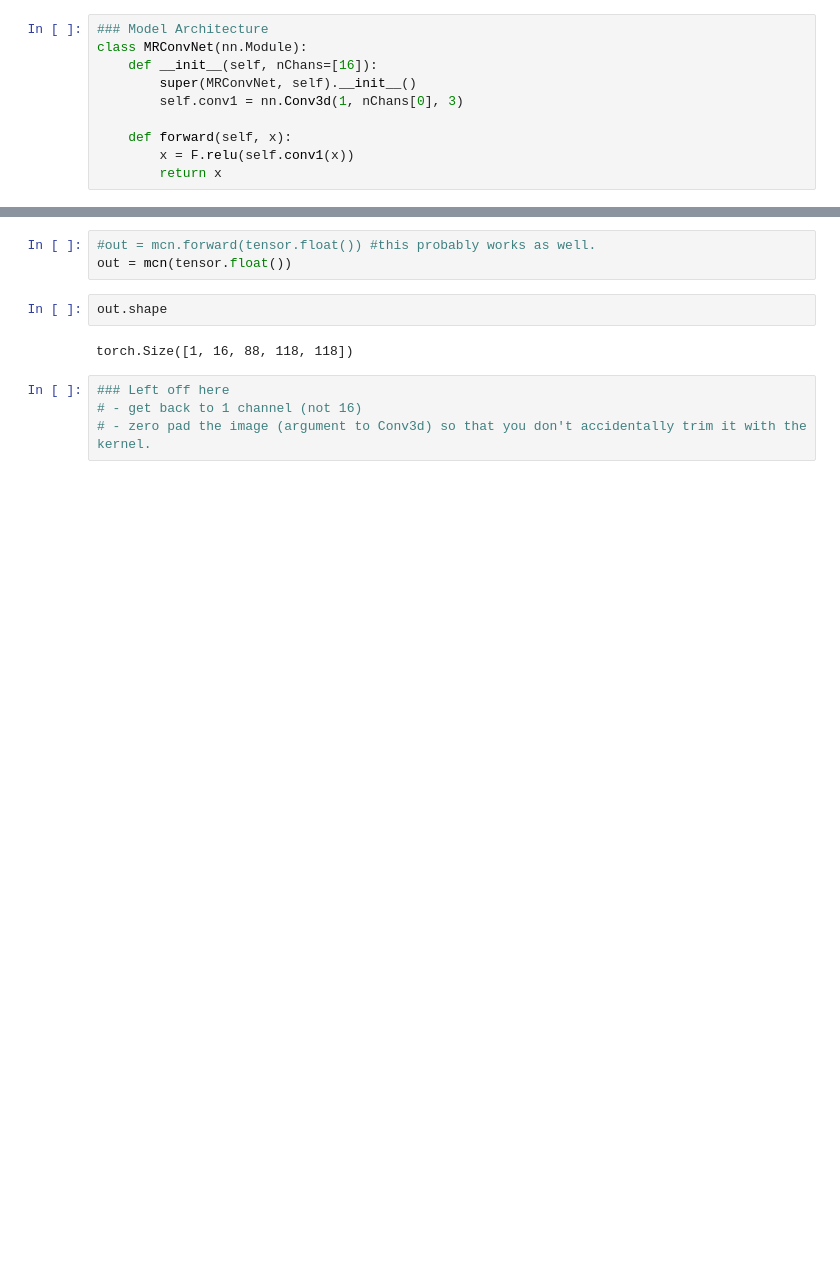
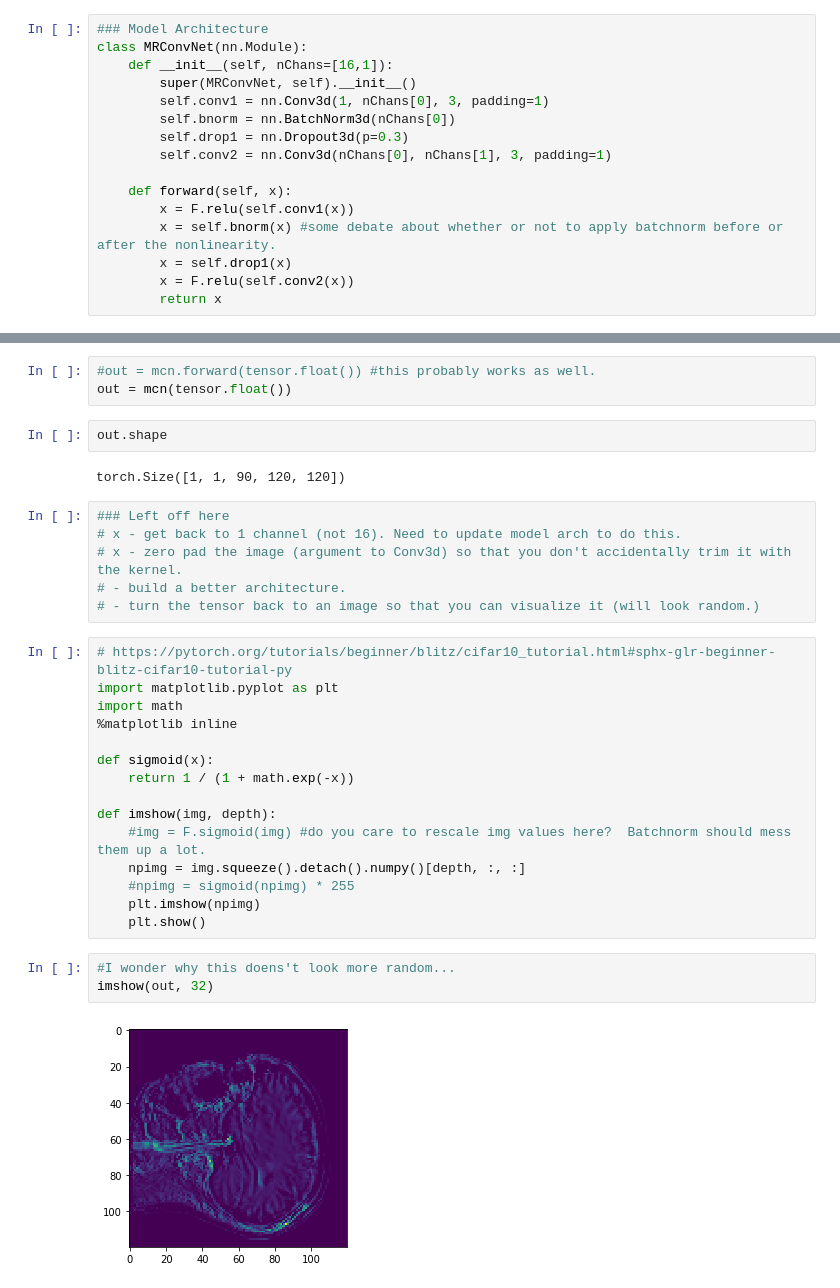
Before and after one commit to taitsmp/liveproject_medical_images, a Jupyter notebook: Building the Model Architecture.ipynb, the cells around one changed output, grey strips where cells are left out. Saved outputs shown, nothing was run; the diff lists cells and outputs as text; blank space fills up the shorter version.

```diff
--- a/Building the Model Architecture.ipynb
+++ b/Building the Model Architecture.ipynb
@@ -24,12 +24,18 @@ import torch.nn.functional as F
 # %%
 ### Model Architecture
 class MRConvNet(nn.Module):
-    def __init__(self, nChans=[16]):
+    def __init__(self, nChans=[16,1]):
         super(MRConvNet, self).__init__()
-        self.conv1 = nn.Conv3d(1, nChans[0], 3)
+        self.conv1 = nn.Conv3d(1, nChans[0], 3, padding=1)
+        self.bnorm = nn.BatchNorm3d(nChans[0])
+        self.drop1 = nn.Dropout3d(p=0.3)
+        self.conv2 = nn.Conv3d(nChans[0], nChans[1], 3, padding=1)
 
     def forward(self, x):
         x = F.relu(self.conv1(x))
+        x = self.bnorm(x) #some debate about whether or not to apply batchnorm before or after the nonlinearity.
+        x = self.drop1(x)
+        x = F.relu(self.conv2(x))
         return x
 # %%
 ### instantiate model and try out the forward() pass.
@@ -78,8 +86,30 @@ out = mcn(tensor.float())
 # %%
 out.shape
 # %% [output]
-torch.Size([1, 16, 88, 118, 118])
+torch.Size([1, 1, 90, 120, 120])
 # %%
 ### Left off here
-# - get back to 1 channel (not 16)
-# - zero pad the image (argument to Conv3d) so that you don't accidentally trim it with the kernel.
+# x - get back to 1 channel (not 16). Need to update model arch to do this.
+# x - zero pad the image (argument to Conv3d) so that you don't accidentally trim it with the kernel.
+# - build a better architecture.
+# - turn the tensor back to an image so that you can visualize it (will look random.)
+# %%
+# https://pytorch.org/tutorials/beginner/blitz/cifar10_tutorial.html#sphx-glr-beginner-blitz-cifar10-tutorial-py
+import matplotlib.pyplot as plt
+import math
+%matplotlib inline
+
+def sigmoid(x):
+    return 1 / (1 + math.exp(-x))
+
+def imshow(img, depth):
+    #img = F.sigmoid(img) #do you care to rescale img values here?  Batchnorm should mess them up a lot.
+    npimg = img.squeeze().detach().numpy()[depth, :, :]
+    #npimg = sigmoid(npimg) * 255
+    plt.imshow(npimg)
+    plt.show()
+# %%
+#I wonder why this doens't look more random...
+imshow(out, 32)
+# %% [output]
+[figure, added]
```
Also changed, not shown: parts of 2 cells of this notebook.
